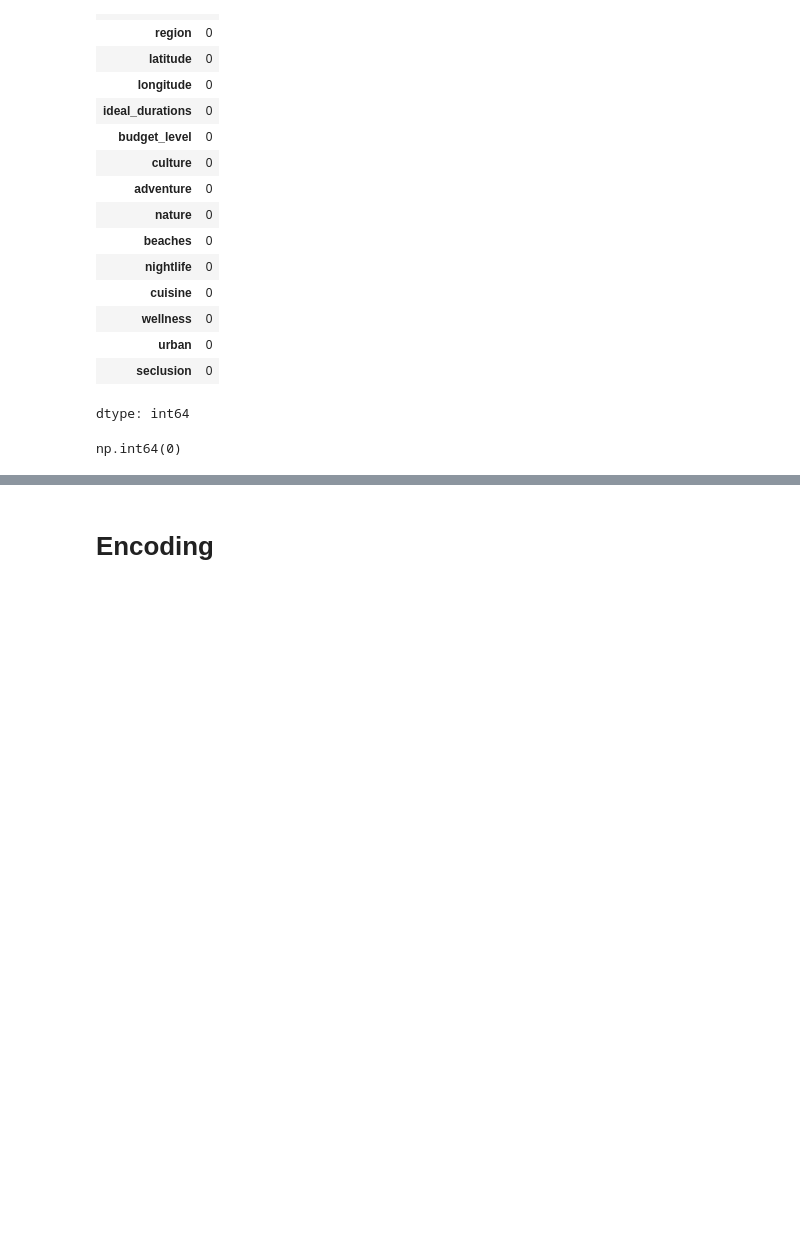
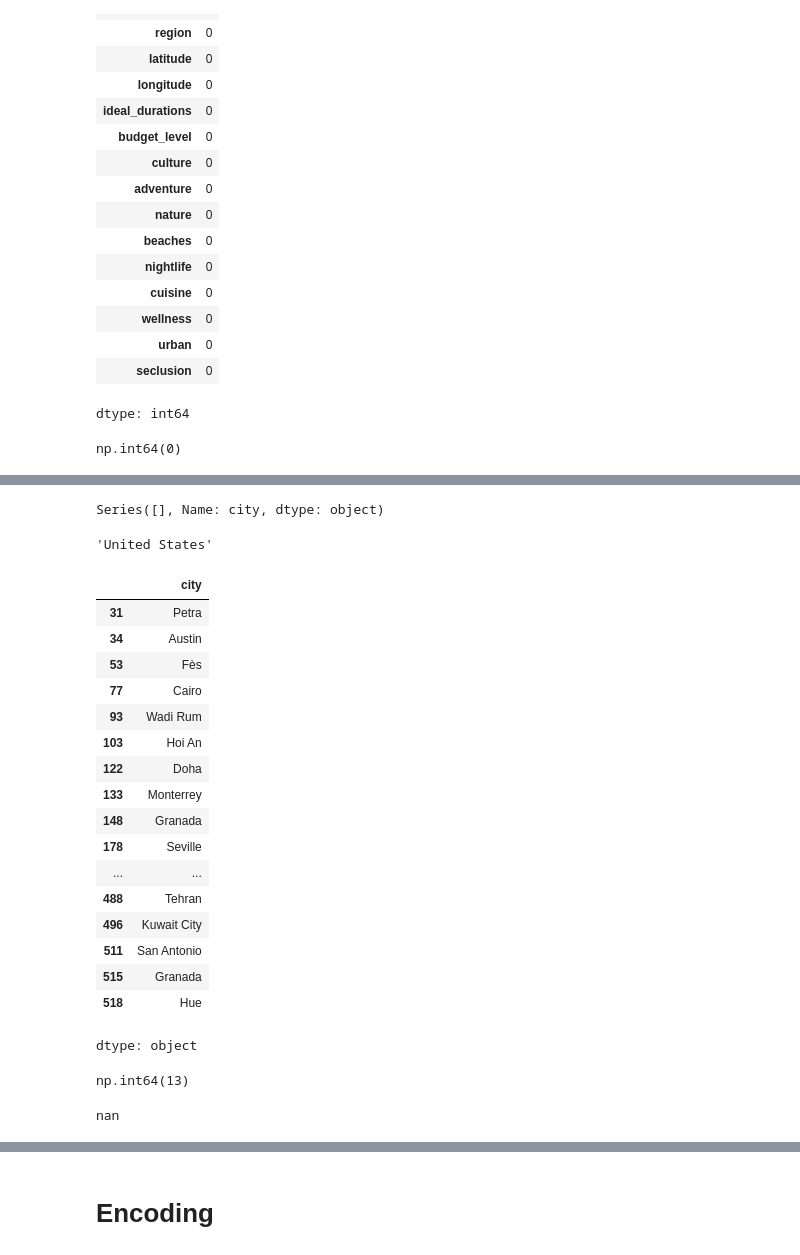
Before and after one commit to MounicaSrinivasan163/Worldwide-Travel-cities-dataset, a Jupyter notebook: Worldwide_Travel_cities_dataset.ipynb, the cells around one changed output, grey strips where cells are left out. Saved outputs shown, nothing was run; the diff lists cells and outputs as text; code cells hidden in the pictures; blank space fills up the shorter version.

```diff
--- a/Worldwide_Travel_cities_dataset.ipynb
+++ b/Worldwide_Travel_cities_dataset.ipynb
@@ -190,0 +233,58 @@ df_final
+# %%
+#Find cities with "Short trip" as ideal duration and avg_rating > 4.5.
+# Define a function that calculates row-wise average rating
+def avg_rating(row):
+    return sum([row[f"avg_{i}"] for i in range(1, 13)]) / 12
+
+# Apply the function row-wise to calculate avg_rating
+df_final["avg_rating"] = df_final.apply(avg_rating, axis=1)
+
+# Filter based on the condition
+short_trip_cities = df_final[(df_final["ideal_durations"] == "Short trip") &
+                             (df_final["avg_rating"] > 4.5)]["city"]
+
+print(short_trip_cities)
+# %% [output]
+Series([], Name: city, dtype: object)
+# %%
+#Which country has the most cities in the dataset?
+
+df_final["country"].value_counts()
+df_final["country"].value_counts().idxmax()
+# %% [output]
+'United States'
+# %%
+#List cities where max August temperature (max_8) exceeds 35°C.
+
+df_final[df_final["max_8"]>35]["city"]
+# %% [output]
+|  | city |
+| 31 | Petra |
+| 34 | Austin |
+| 53 | Fès |
+| 77 | Cairo |
+| 93 | Wadi Rum |
+| 103 | Hoi An |
+| 122 | Doha |
+| 133 | Monterrey |
+| 148 | Granada |
+| 178 | Seville |
+| ... | ... |
+| 488 | Tehran |
+| 496 | Kuwait City |
+| 511 | San Antonio |
+| 515 | Granada |
+| 518 | Hue |
+dtype: object
+# %%
+#Count how many cities are coastal (beaches == 1) and also urban.
+
+df_final[(df_final["beaches"]==1) & (df_final["urban"]==1)]["city"].count()
+# %% [output]
+np.int64(13)
+# %%
+#	What’s the average rating for cities tagged with "wellness"?
+
+df_final[df_final["wellness"]==1]["avg_rating"].mean()
+# %% [output]
+nan
```
Also changed, not shown: parts of 14 cells of this notebook.
